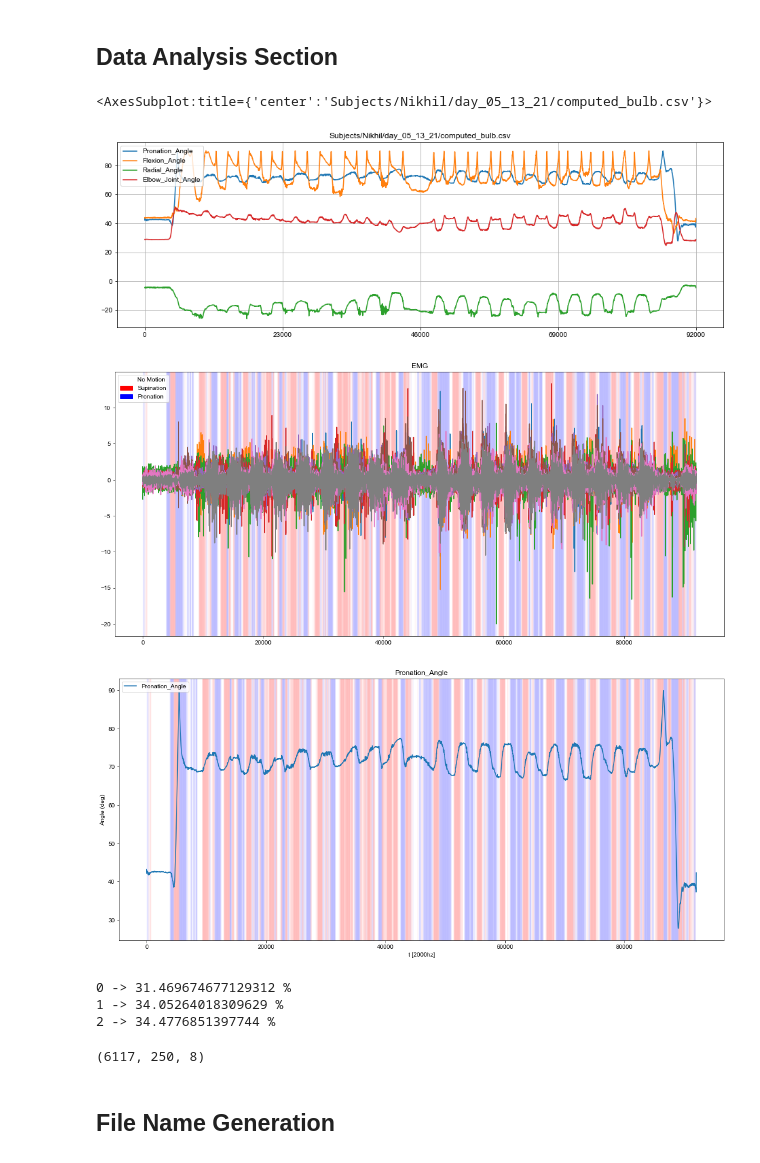
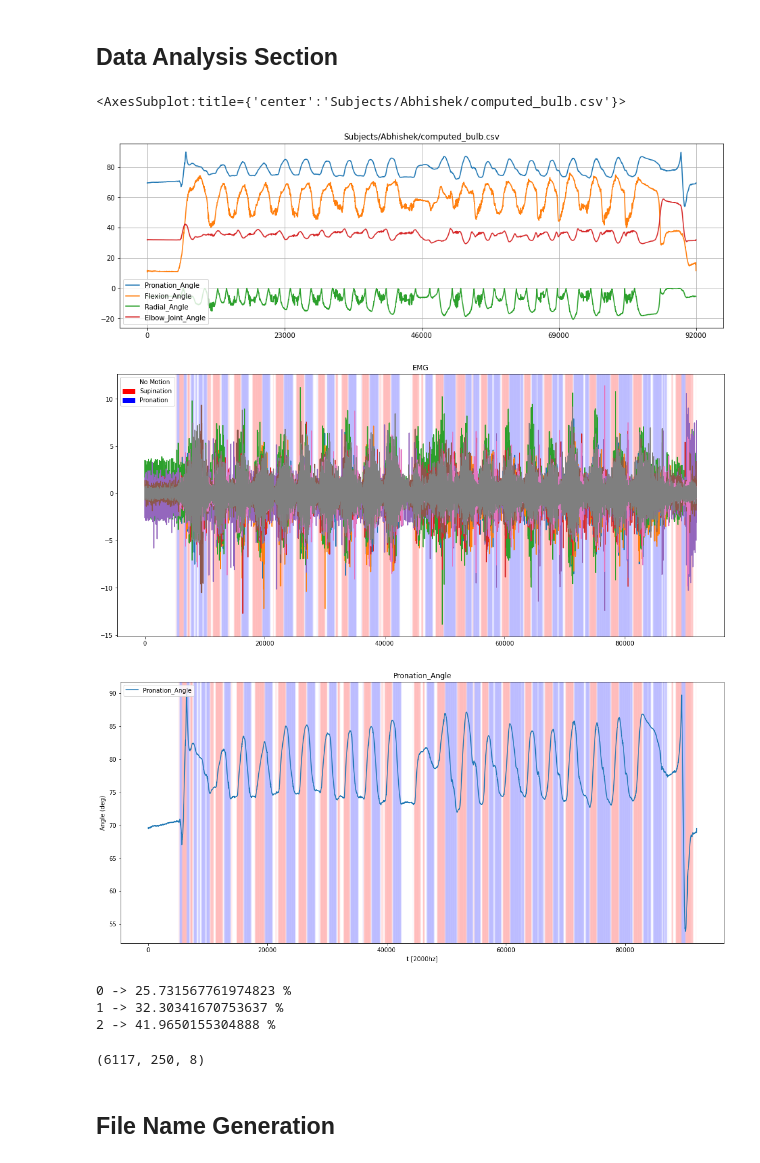
Before and after one commit to fazildgr8/wrist_control_CNN_AWEAR, a Jupyter notebook: Prosup_Classifier.ipynb, the cells around one changed output. Drawn from its saved outputs; the diff is of its cells as text; code cells hidden in the pictures.

```diff
--- a/Prosup_Classifier.ipynb
+++ b/Prosup_Classifier.ipynb
@@ -15,23 +16,23 @@ from pickle import load
 # %% [markdown]
 ## Data Analysis Section
 # %%
-file = 'Subjects/Nikhil/day_05_13_21/computed_bulb.csv'
+file = 'Subjects/Abhishek/computed_bulb.csv'
 emg_labels = ['EMG1','EMG2','EMG3','EMG4','EMG5','EMG6','EMG7','EMG8']
 angle_lables = ['Pronation_Angle','Flexion_Angle',  'Radial_Angle','Elbow_Joint_Angle']
 df = pd.read_csv(file,index_col=0)
 df[angle_lables].plot(figsize=(16,5),title=file,grid=True,xticks=np.linspace(0,len(df),5))
 # %% [output]
-<AxesSubplot:title={'center':'Subjects/Nikhil/day_05_13_21/computed_bulb.csv'}>
+<AxesSubplot:title={'center':'Subjects/Abhishek/computed_bulb.csv'}>
-[figure, old version]
+[figure, new version]
 # %%
-X, y = prep_data_prosup(df,250,interval=15,Normalize=False,plot=True,angle_thresh=0.001,rms=False)
+X, y = prep_data_prosup(df,250,interval=15,Normalize=True,plot=True,angle_thresh=0.001,rms=False)
 X.shape
 # %% [output]
-[figure, old version]
+[figure, new version]
-[figure, old version]
+[figure, new version]
-0 -> 31.469674677129312 %
-1 -> 34.05264018309629 %
-2 -> 34.4776851397744 %
+0 -> 25.731567761974823 %
+1 -> 32.30341670753637 %
+2 -> 41.9650155304888 %
 (6117, 250, 8)
 # %% [markdown]
 ## File Name Generation
```
Also changed, not shown: parts of 15 cells of this notebook, 25 other files.
